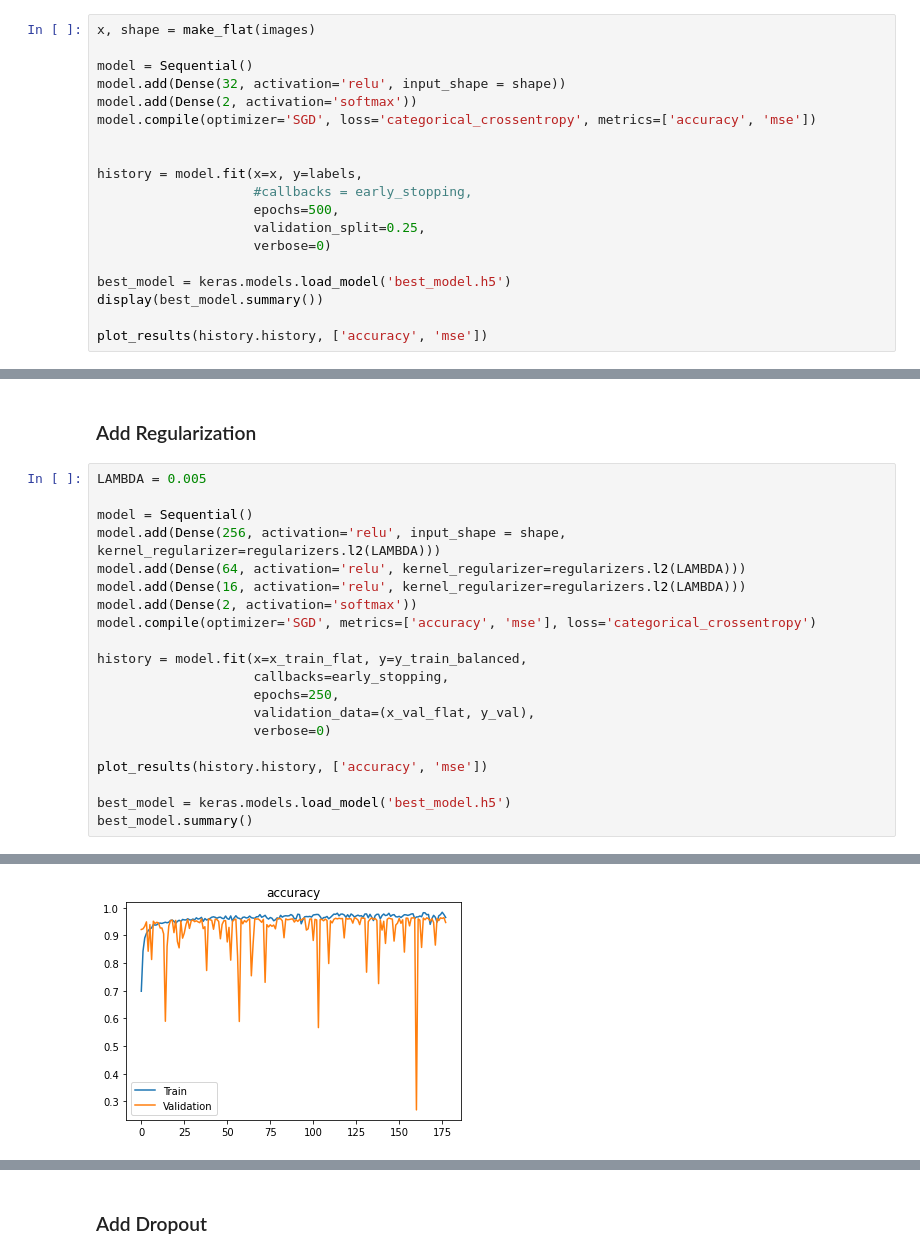
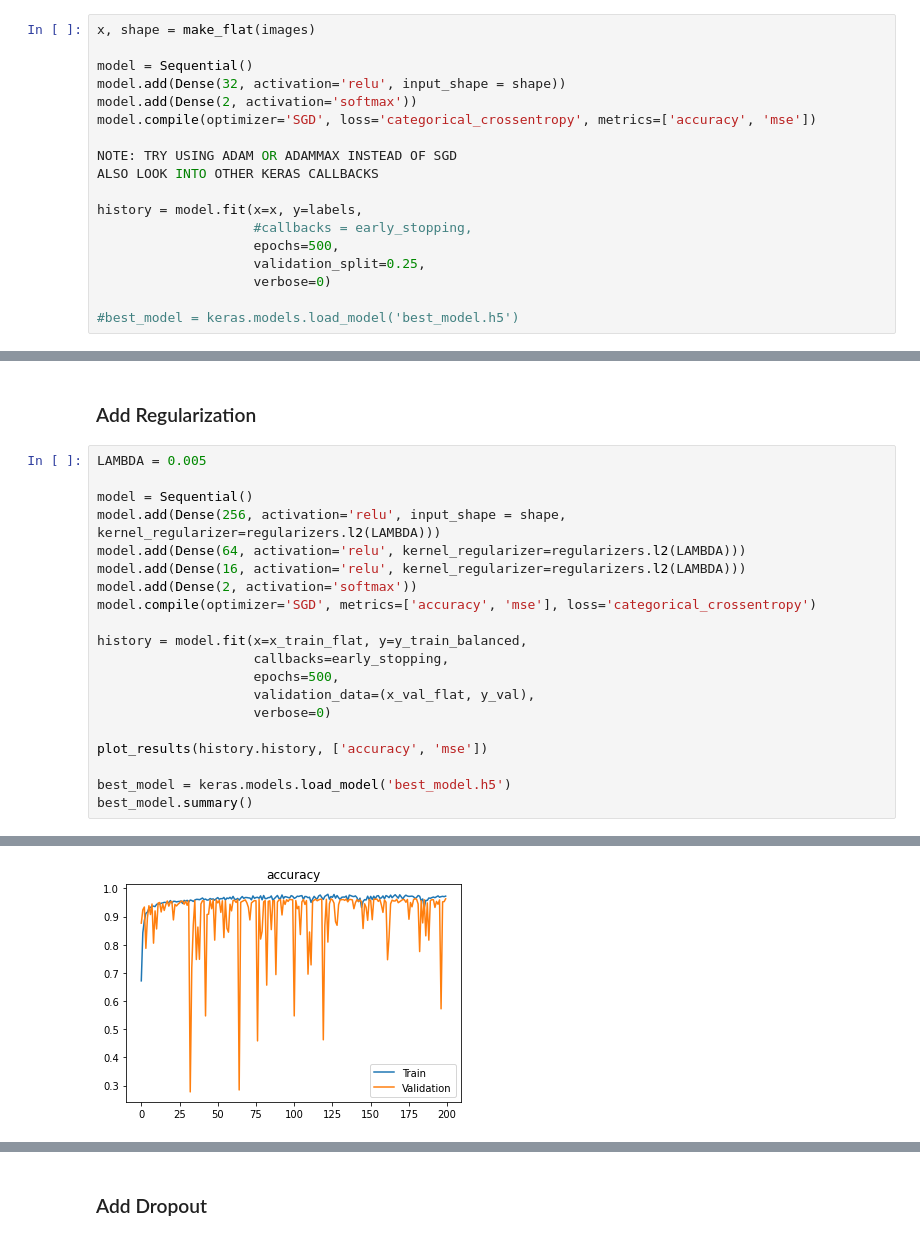
Before and after one commit to sethnlewis/X-Ray-Image-Classification, a Jupyter notebook: notebooks/EDA.ipynb, the cells around one changed output, grey strips where cells are left out. Cells and saved outputs as stored; diff of their text form.

```diff
--- a/notebooks/EDA.ipynb
+++ b/notebooks/EDA.ipynb
@@ -284,6 +274,8 @@ model.add(Dense(32, activation='relu', input_shape = shape))
 model.add(Dense(2, activation='softmax'))
 model.compile(optimizer='SGD', loss='categorical_crossentropy', metrics=['accuracy', 'mse'])
 
+NOTE: TRY USING ADAM OR ADAMMAX INSTEAD OF SGD
+ALSO LOOK INTO OTHER KERAS CALLBACKS
 
 history = model.fit(x=x, y=labels,
                     #callbacks = early_stopping,
@@ -291,7 +283,4 @@ history = model.fit(x=x, y=labels,
                     validation_split=0.25,
                     verbose=0)
 
-best_model = keras.models.load_model('best_model.h5')
-display(best_model.summary())
-
-plot_results(history.history, ['accuracy', 'mse'])
+#best_model = keras.models.load_model('best_model.h5')
@@ -401,7 +420,7 @@ model.compile(optimizer='SGD', metrics=['accuracy', 'mse'], loss='categorical_cr
 
 history = model.fit(x=x_train_flat, y=y_train_balanced,
                     callbacks=early_stopping,
-                    epochs=250,
+                    epochs=500,
                     validation_data=(x_val_flat, y_val),
                     verbose=0)
 
@@ -424,6 +443,6 @@ dense_9 (Dense)              (None, 2)                 34
 =================================================================
 Total params: 12,600,690
 Trainable params: 12,600,690
 Non-trainable params: 0
 _________________________________________________________________
-[figure, old version]
+[figure, new version]
```
Also changed, not shown: parts of 19 cells of this notebook.
